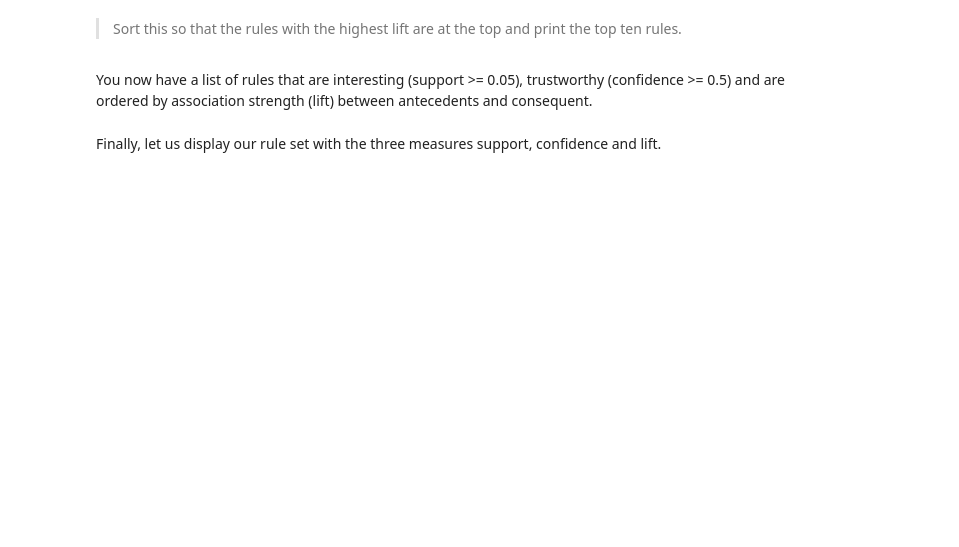
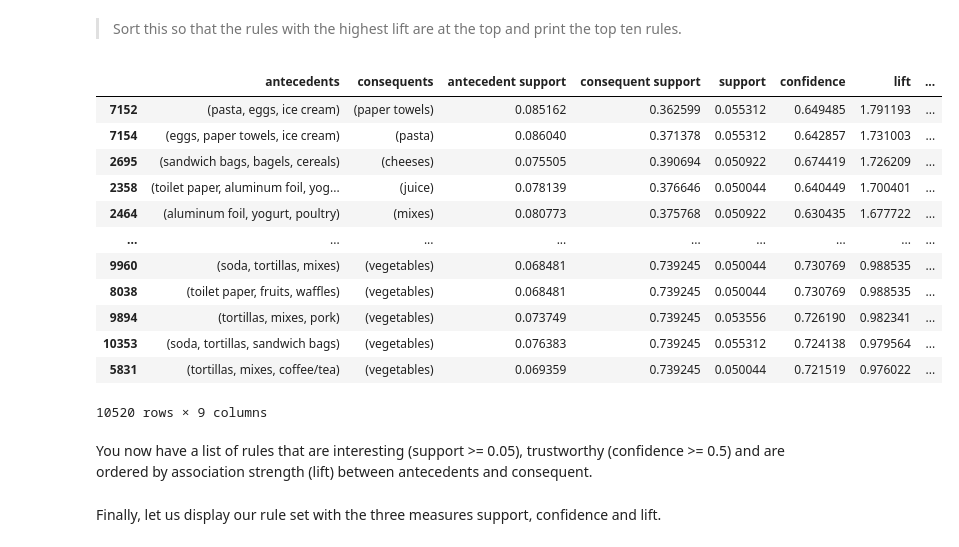
Before and after one commit to dave1b/ADML, a Jupyter notebook: 10 Association Rules/Association Rules.ipynb, the cells around one changed output. Saved outputs shown, nothing was run; the diff lists cells and outputs as text; code cells hidden in the pictures; blank space fills up the shorter version.

```diff
--- a/10 Association Rules/Association Rules.ipynb
+++ b/10 Association Rules/Association Rules.ipynb
@@ -138,5 +322,21 @@ rules.head()
 # %% [markdown]
 > Sort this so that the rules with the highest lift are at the top and print the top ten rules.
+# %%
+rules.sort_values(by='lift', ascending=False)
+# %% [output]
+|  | antecedents | consequents | antecedent support | consequent support | support | confidence | lift | ... |
+| 7152 | (pasta, eggs, ice cream) | (paper towels) | 0.085162 | 0.362599 | 0.055312 | 0.649485 | 1.791193 | ... |
+| 7154 | (eggs, paper towels, ice cream) | (pasta) | 0.086040 | 0.371378 | 0.055312 | 0.642857 | 1.731003 | ... |
+| 2695 | (sandwich bags, bagels, cereals) | (cheeses) | 0.075505 | 0.390694 | 0.050922 | 0.674419 | 1.726209 | ... |
+| 2358 | (toilet paper, aluminum foil, yog... | (juice) | 0.078139 | 0.376646 | 0.050044 | 0.640449 | 1.700401 | ... |
+| 2464 | (aluminum foil, yogurt, poultry) | (mixes) | 0.080773 | 0.375768 | 0.050922 | 0.630435 | 1.677722 | ... |
+| ... | ... | ... | ... | ... | ... | ... | ... | ... |
+| 9960 | (soda, tortillas, mixes) | (vegetables) | 0.068481 | 0.739245 | 0.050044 | 0.730769 | 0.988535 | ... |
+| 8038 | (toilet paper, fruits, waffles) | (vegetables) | 0.068481 | 0.739245 | 0.050044 | 0.730769 | 0.988535 | ... |
+| 9894 | (tortillas, mixes, pork) | (vegetables) | 0.073749 | 0.739245 | 0.053556 | 0.726190 | 0.982341 | ... |
+| 10353 | (soda, tortillas, sandwich bags) | (vegetables) | 0.076383 | 0.739245 | 0.055312 | 0.724138 | 0.979564 | ... |
+| 5831 | (tortillas, mixes, coffee/tea) | (vegetables) | 0.069359 | 0.739245 | 0.050044 | 0.721519 | 0.976022 | ... |
+10520 rows × 9 columns
 # %%
 rules.sort_values('lift', ascending=False).head(n=10)
 # %% [markdown]
```
Also changed, not shown: parts of 29 cells of this notebook.
